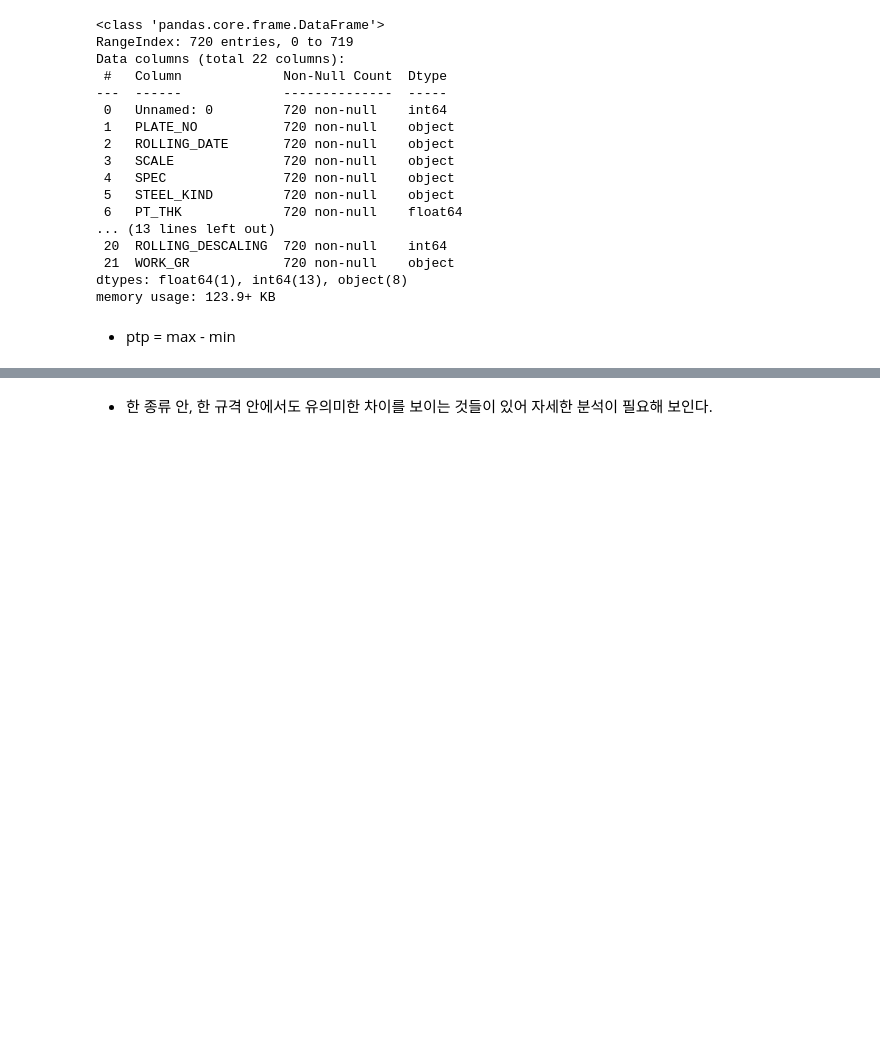
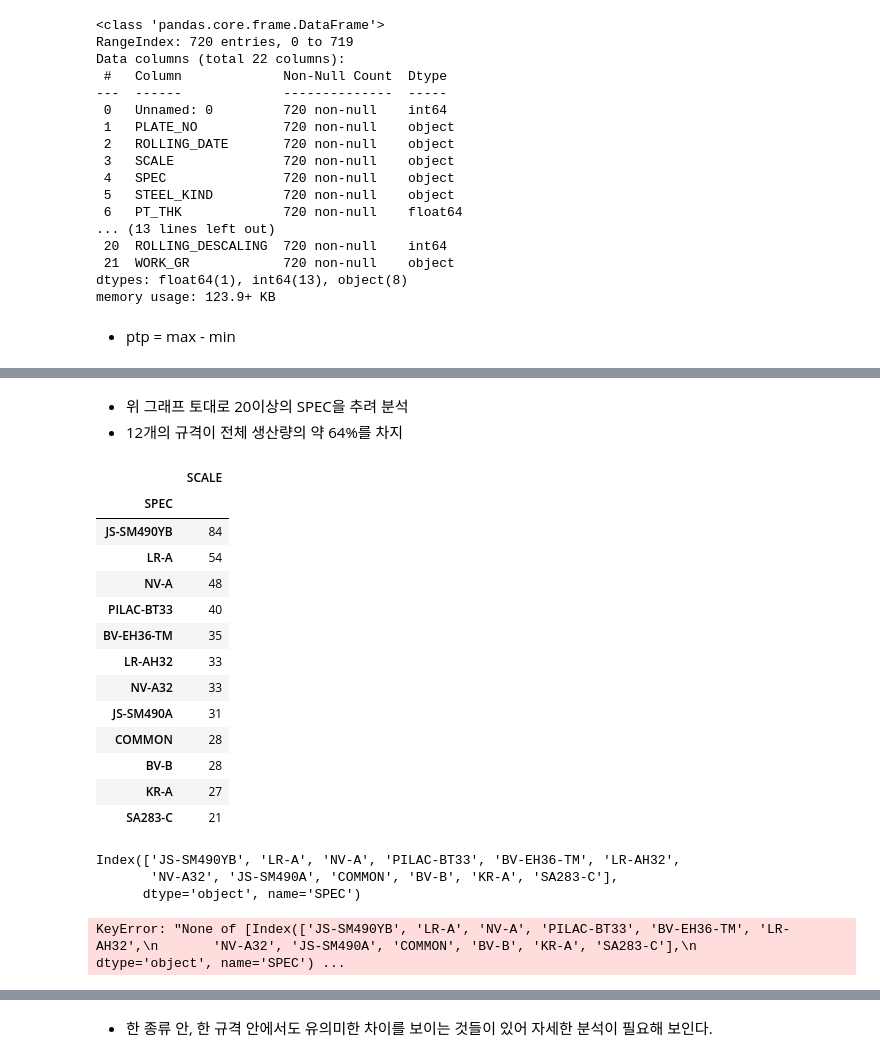
Before and after one commit to Liamns/steel_project, a Jupyter notebook: mg_project.ipynb, the cells around one changed output, grey strips where cells are left out. Saved outputs shown, nothing was run; the diff lists cells and outputs as text; code cells hidden in the pictures; blank space fills up the shorter version.

```diff
--- a/mg_project.ipynb
+++ b/mg_project.ipynb
@@ -55,0 +76,31 @@ C0         A283-C         8.09      844   12163   42770           16           1
+# %% [markdown]
+- 위 그래프 토대로 20이상의 SPEC을 추려 분석
+- 12개의 규격이 전체 생산량의 약 64%를 차지
+# %%
+main = plt01[plt01['SCALE'] >= 20]
+main
+# %% [output]
+|  | SCALE |
+| SPEC |  |
+| JS-SM490YB | 84 |
+| LR-A | 54 |
+| NV-A | 48 |
+| PILAC-BT33 | 40 |
+| BV-EH36-TM | 35 |
+| LR-AH32 | 33 |
+| NV-A32 | 33 |
+| JS-SM490A | 31 |
+| COMMON | 28 |
+| BV-B | 28 |
+| KR-A | 27 |
+| SA283-C | 21 |
+# %%
+main.index
+# %% [output]
+Index(['JS-SM490YB', 'LR-A', 'NV-A', 'PILAC-BT33', 'BV-EH36-TM', 'LR-AH32',
+       'NV-A32', 'JS-SM490A', 'COMMON', 'BV-B', 'KR-A', 'SA283-C'],
+      dtype='object', name='SPEC')
+# %%
+steel['SPEC'] == main.index
+# %% [output]
+KeyError: "None of [Index(['JS-SM490YB', 'LR-A', 'NV-A', 'PILAC-BT33', 'BV-EH36-TM', 'LR-AH32',\n       'NV-A32', 'JS-SM490A', 'COMMON', 'BV-B', 'KR-A', 'SA283-C'],\n      dtype='object', name='SPEC') ...
```
Also changed, not shown: parts of 8 cells of this notebook.
